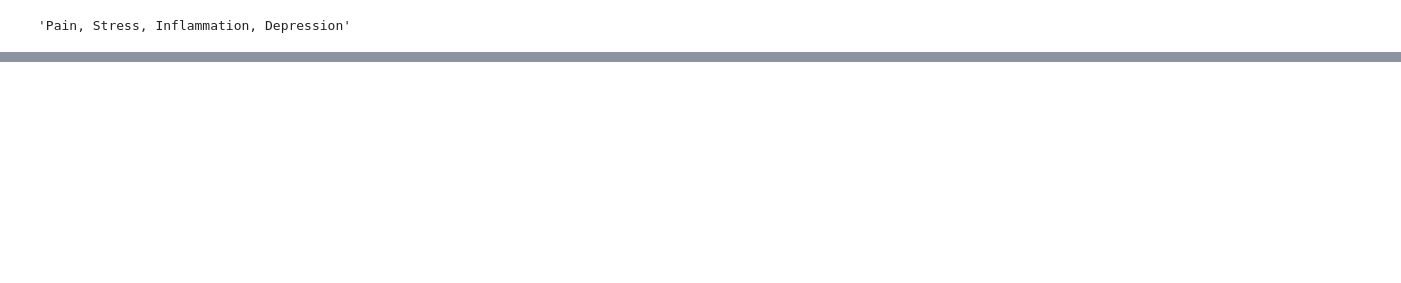
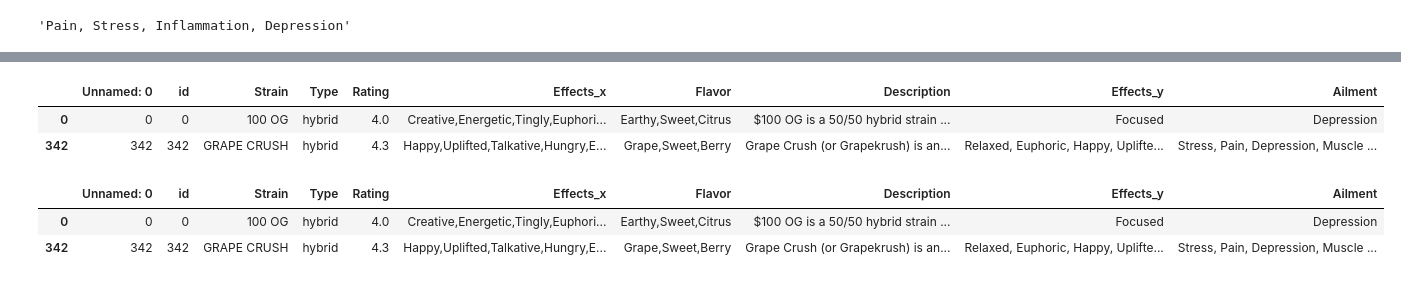
Before and after one commit to DoctorDroid/Best-Buds, a Jupyter notebook: DScolabNB2.ipynb, the cells around one changed output, grey strips where cells are left out. Saved outputs shown, nothing was run; the diff lists cells and outputs as text; code cells hidden in the pictures; blank space fills up the shorter version.

```diff
--- a/DScolabNB2.ipynb
+++ b/DScolabNB2.ipynb
@@ -160,8 +164,10 @@ user_ailments
 | 4 | Insomnia |
 # %%
 user_effects = pd.DataFrame(input_effects, columns = ['effect_type'])
+# %%
+MJ = pd.read_csv('https://raw.githubusercontent.com/Build-Week-PT-Med-Cabinet-2/DS/main/Marijuana.csv')
 # %%
-MJ= marijuana
+
 MJ['fitness'] = 0
 for i in range(len(MJ)):
     for ailment in user_ailments['ail_type']:
@@ -213,3 +185,25 @@ MJ.sample(17)
+# %%
+MJ[MJ['Type']=='hybrid']
+# %% [output]
+|  | Unnamed: 0 | id | Strain | Type | Rating | Effects_x | Flavor | Description | Effects_y | Ailment |
+| 0 | 0 | 0 | 100 OG | hybrid | 4.0 | Creative,Energetic,Tingly,Euphori... | Earthy,Sweet,Citrus | $100 OG is a 50/50 hybrid strain ... | Focused | Depression |
+| 342 | 342 | 342 | GRAPE CRUSH | hybrid | 4.3 | Happy,Uplifted,Talkative,Hungry,E... | Grape,Sweet,Berry | Grape Crush (or Grapekrush) is an... | Relaxed, Euphoric, Happy, Uplifte... | Stress, Pain, Depression, Muscle ... |
+# %%
+Type = 'Hybrid'
+
+if Type.lower() == 'sativa':
+    MJ = MJ[MJ['Type'] == 'sativa']
+elif Type.lower() == 'indica':
+    MJ = MJ[MJ['Type'] == 'indica']
+elif Type.lower() == 'hybrid':
+    MJ = MJ[MJ['Type'] == 'hybrid']
+else :
+    pass
+MJ
+# %% [output]
+|  | Unnamed: 0 | id | Strain | Type | Rating | Effects_x | Flavor | Description | Effects_y | Ailment |
+| 0 | 0 | 0 | 100 OG | hybrid | 4.0 | Creative,Energetic,Tingly,Euphori... | Earthy,Sweet,Citrus | $100 OG is a 50/50 hybrid strain ... | Focused | Depression |
+| 342 | 342 | 342 | GRAPE CRUSH | hybrid | 4.3 | Happy,Uplifted,Talkative,Hungry,E... | Grape,Sweet,Berry | Grape Crush (or Grapekrush) is an... | Relaxed, Euphoric, Happy, Uplifte... | Stress, Pain, Depression, Muscle ... |
 # %%
 MJ.nlargest(20, 'fitness')
 # %% [output]
```
Also changed, not shown: parts of 14 cells of this notebook.
